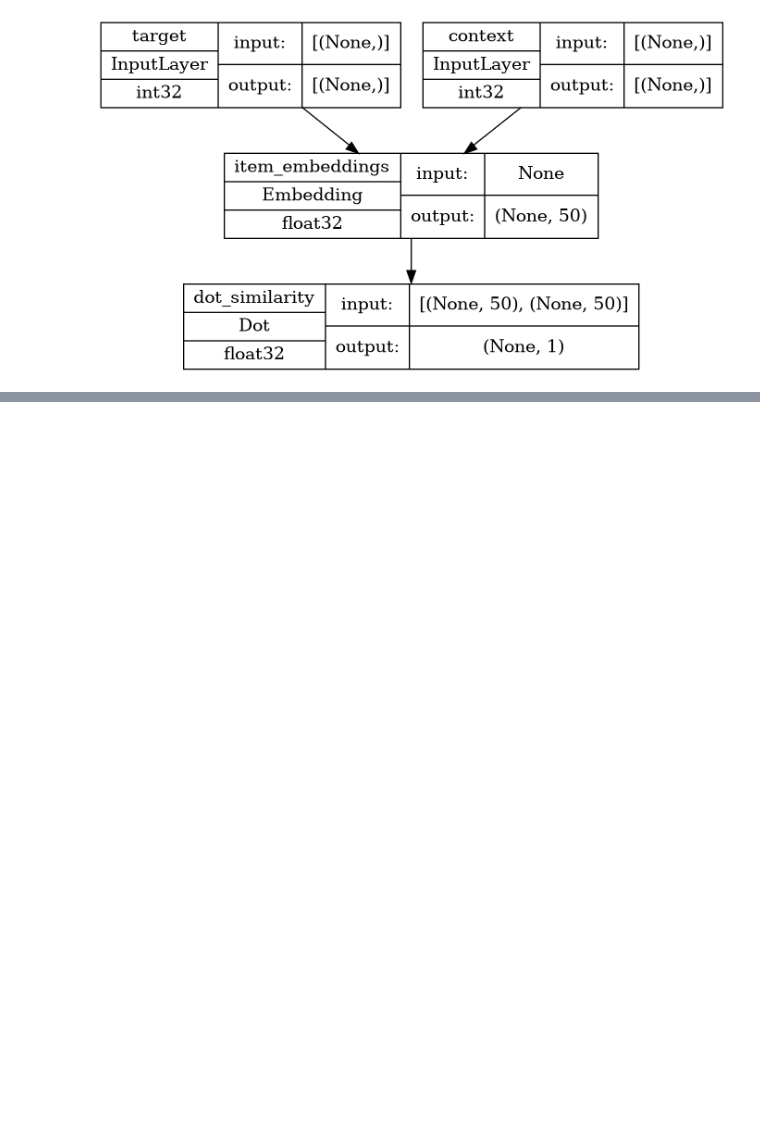
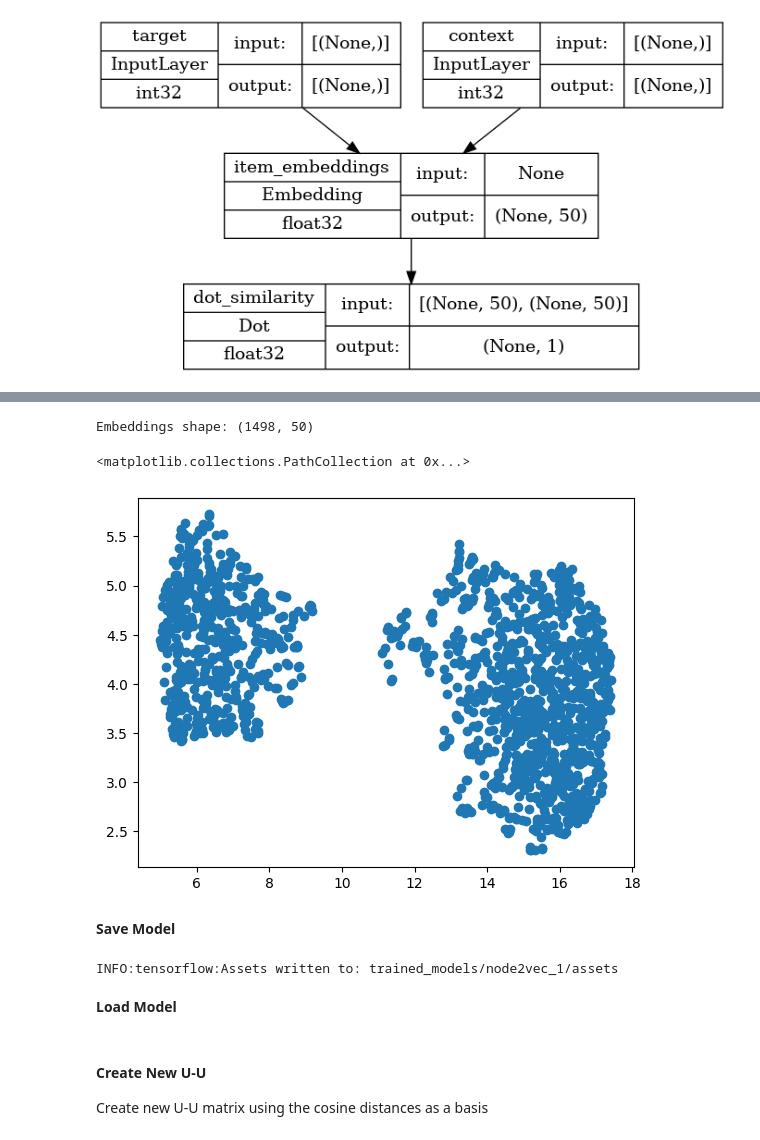
Before and after one commit to ermahechap/NS4DA_projects, a Jupyter notebook: FinalProject/Recommender.ipynb, the cells around one changed output, grey strips where cells are left out. Saved outputs shown, nothing was run; the diff lists cells and outputs as text; code cells hidden in the pictures; blank space fills up the shorter version.

```diff
--- a/FinalProject/Recommender.ipynb
+++ b/FinalProject/Recommender.ipynb
@@ -458,0 +463,20 @@ plt.show()
+# %%
+embeddings = model.get_layer("item_embeddings").get_weights()[0]
+print("Embeddings shape:", embeddings.shape)
+# %% [output]
+Embeddings shape: (1498, 50)
+# %%
+reduced_embeddings = umap.UMAP(n_neighbors=10, n_components=2, min_dist=0.0, metric='cosine').fit_transform(embeddings)
+# %%
+plt.scatter(reduced_embeddings[:,0], reduced_embeddings[:,1])
+# %% [output]
+<matplotlib.collections.PathCollection at 0x...>
+[figure, added]
+# %% [markdown]
+**Save Model**
+# %%
+model.save('trained_models/node2vec_1')
+# %% [output]
+INFO:tensorflow:Assets written to: trained_models/node2vec_1/assets
+# %% [markdown]
+**Load Model**
@@ -458,0 +485,3 @@ plt.show()
+# %% [markdown]
+#### Create New U-U
+Create new U-U matrix using the cosine distances as a basis
```
Also changed, not shown: parts of 31 cells of this notebook.
